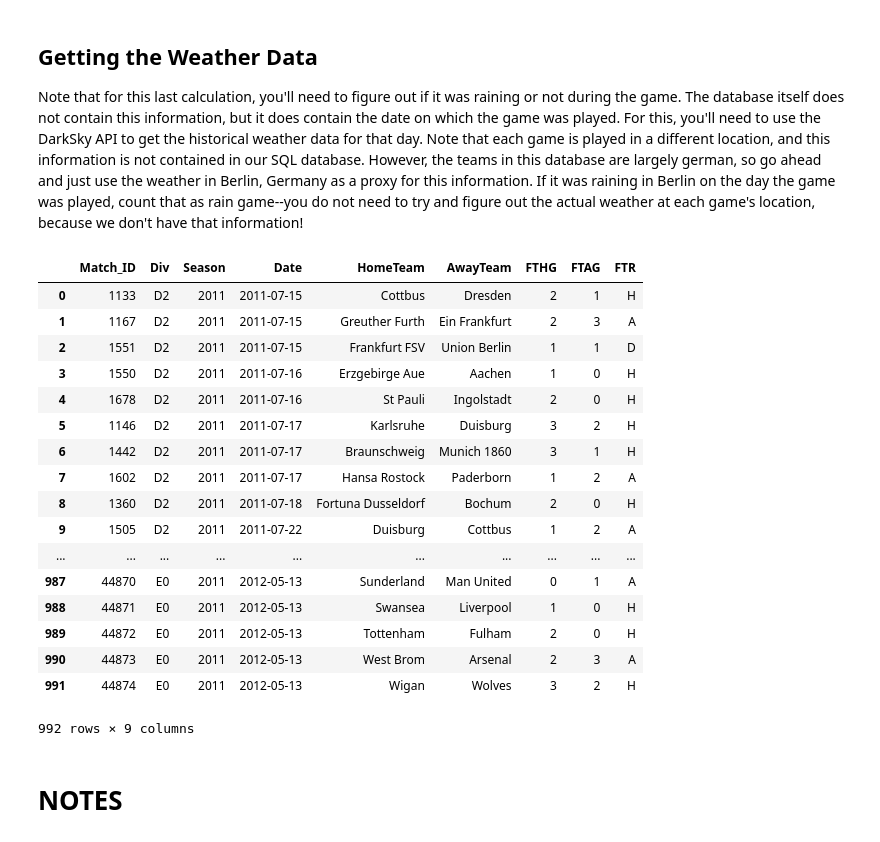
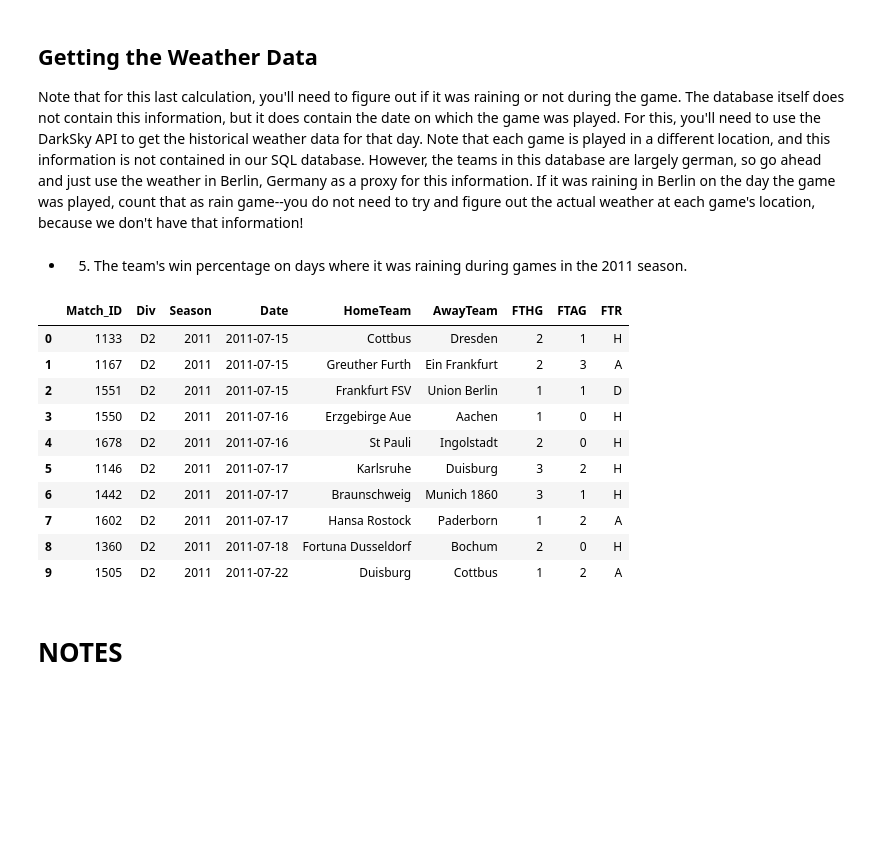
Before and after one commit to phoebetwong/flatiron_mod2proj, a Jupyter notebook: mod2lab_PW_noon.ipynb, the cells around one changed output. Cells and saved outputs as stored; diff of their text form; code cells hidden in the pictures; blank space fills up the shorter version.

```diff
--- a/mod2lab_PW_noon.ipynb
+++ b/mod2lab_PW_noon.ipynb
@@ -696,3 +696,19 @@ Text(0.5, 1.0, 'Density Distribution of Total Team Wins and Total Team Losses in
 # %% [markdown]
 ## Getting the Weather Data
 Note that for this last calculation, you'll need to figure out if it was raining or not during the game. The database itself does not contain this information, but it does contain the date on which the game was played. For this, you'll need to use the DarkSky API to get the historical weather data for that day. Note that each game is played in a different location, and this information is not contained in our SQL database. However, the teams in this database are largely german, so go ahead and just use the weather in Berlin, Germany as a proxy for this information. If it was raining in Berlin on the day the game was played, count that as rain game--you do not need to try and figure out the actual weather at each game's location, because we don't have that information!
+# %% [markdown]
+- 5. The team's win percentage on days where it was raining during games in the 2011 season.
+# %%
+dfm.head(10)
+# %% [output]
+|  | Match_ID | Div | Season | Date | HomeTeam | AwayTeam | FTHG | FTAG | FTR |
+| 0 | 1133 | D2 | 2011 | 2011-07-15 | Cottbus | Dresden | 2 | 1 | H |
+| 1 | 1167 | D2 | 2011 | 2011-07-15 | Greuther Furth | Ein Frankfurt | 2 | 3 | A |
+| 2 | 1551 | D2 | 2011 | 2011-07-15 | Frankfurt FSV | Union Berlin | 1 | 1 | D |
+| 3 | 1550 | D2 | 2011 | 2011-07-16 | Erzgebirge Aue | Aachen | 1 | 0 | H |
+| 4 | 1678 | D2 | 2011 | 2011-07-16 | St Pauli | Ingolstadt | 2 | 0 | H |
+| 5 | 1146 | D2 | 2011 | 2011-07-17 | Karlsruhe | Duisburg | 3 | 2 | H |
+| 6 | 1442 | D2 | 2011 | 2011-07-17 | Braunschweig | Munich 1860 | 3 | 1 | H |
+| 7 | 1602 | D2 | 2011 | 2011-07-17 | Hansa Rostock | Paderborn | 1 | 2 | A |
+| 8 | 1360 | D2 | 2011 | 2011-07-18 | Fortuna Dusseldorf | Bochum | 2 | 0 | H |
+| 9 | 1505 | D2 | 2011 | 2011-07-22 | Duisburg | Cottbus | 1 | 2 | A |
@@ -699,21 +718,2 @@ Note that for this last calculation, you'll need to figure out if it was raining
 # %%
-dfm
+dfm[count]
-# %% [output]
-|  | Match_ID | Div | Season | Date | HomeTeam | AwayTeam | FTHG | FTAG | FTR |
-| 0 | 1133 | D2 | 2011 | 2011-07-15 | Cottbus | Dresden | 2 | 1 | H |
-| 1 | 1167 | D2 | 2011 | 2011-07-15 | Greuther Furth | Ein Frankfurt | 2 | 3 | A |
-| 2 | 1551 | D2 | 2011 | 2011-07-15 | Frankfurt FSV | Union Berlin | 1 | 1 | D |
-| 3 | 1550 | D2 | 2011 | 2011-07-16 | Erzgebirge Aue | Aachen | 1 | 0 | H |
-| 4 | 1678 | D2 | 2011 | 2011-07-16 | St Pauli | Ingolstadt | 2 | 0 | H |
-| 5 | 1146 | D2 | 2011 | 2011-07-17 | Karlsruhe | Duisburg | 3 | 2 | H |
-| 6 | 1442 | D2 | 2011 | 2011-07-17 | Braunschweig | Munich 1860 | 3 | 1 | H |
-| 7 | 1602 | D2 | 2011 | 2011-07-17 | Hansa Rostock | Paderborn | 1 | 2 | A |
-| 8 | 1360 | D2 | 2011 | 2011-07-18 | Fortuna Dusseldorf | Bochum | 2 | 0 | H |
-| 9 | 1505 | D2 | 2011 | 2011-07-22 | Duisburg | Cottbus | 1 | 2 | A |
-| ... | ... | ... | ... | ... | ... | ... | ... | ... | ... |
-| 987 | 44870 | E0 | 2011 | 2012-05-13 | Sunderland | Man United | 0 | 1 | A |
-| 988 | 44871 | E0 | 2011 | 2012-05-13 | Swansea | Liverpool | 1 | 0 | H |
-| 989 | 44872 | E0 | 2011 | 2012-05-13 | Tottenham | Fulham | 2 | 0 | H |
-| 990 | 44873 | E0 | 2011 | 2012-05-13 | West Brom | Arsenal | 2 | 3 | A |
-| 991 | 44874 | E0 | 2011 | 2012-05-13 | Wigan | Wolves | 3 | 2 | H |
-992 rows × 9 columns
```
Also changed, not shown: parts of 2 cells of this notebook.
